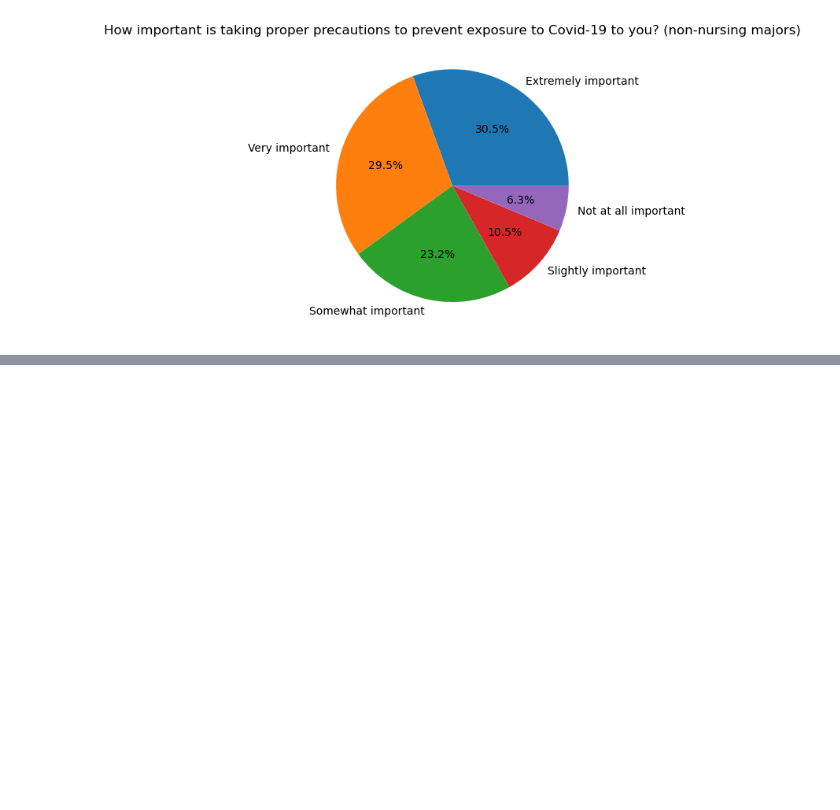
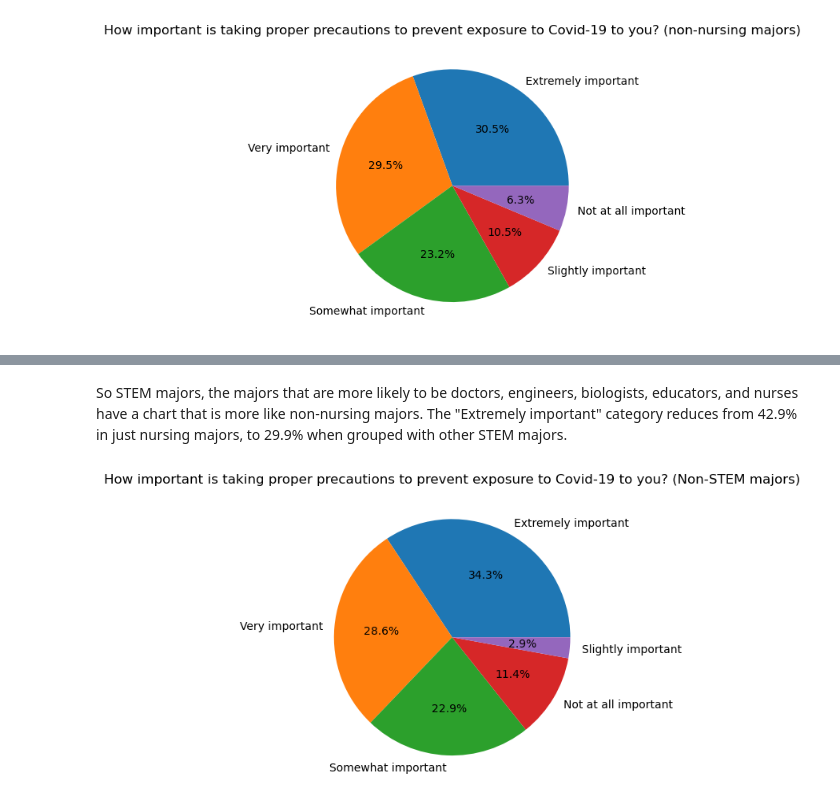
Before and after one commit to thisguyneil/CollegeMajorvsCovid-Revisited, a Jupyter notebook: CollegeMajorvsCovid.ipynb, the cells around one changed output, grey strips where cells are left out. Saved outputs shown, nothing was run; the diff lists cells and outputs as text; code cells hidden in the pictures; blank space fills up the shorter version.

```diff
--- a/CollegeMajorvsCovid.ipynb
+++ b/CollegeMajorvsCovid.ipynb
@@ -94,0 +112,11 @@ plt.show()
+# %% [markdown]
+So STEM majors, the majors that are more likely to be doctors, engineers, biologists, educators, and nurses have a chart that is more like non-nursing majors. The "Extremely important" category reduces from 42.9% in just nursing majors, to 29.9% when grouped with other STEM majors.
+# %%
+#Now lets create the same graph for Non-STEM majors
+non_stem_df = df[df['STEMvsNon-STEM'] != 'STEM']
+counts_nonstem = non_stem_df['question_2'].value_counts()
+plt.pie(counts_nonstem, labels=counts_nonstem.index, autopct='%1.1f%%')
+plt.title('How important is taking proper precautions to prevent exposure to Covid-19 to you? (Non-STEM majors)')
+plt.show()
+# %% [output]
+[figure, added]
```
Also changed, not shown: parts of 9 cells of this notebook, 1 other file.
